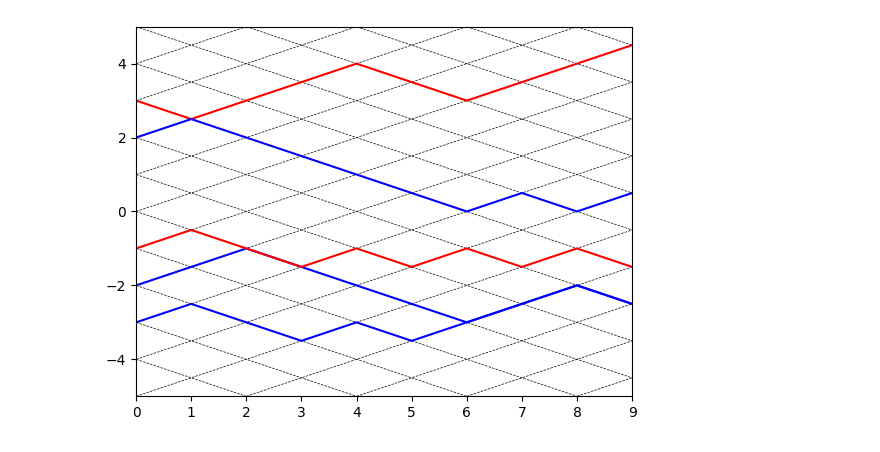
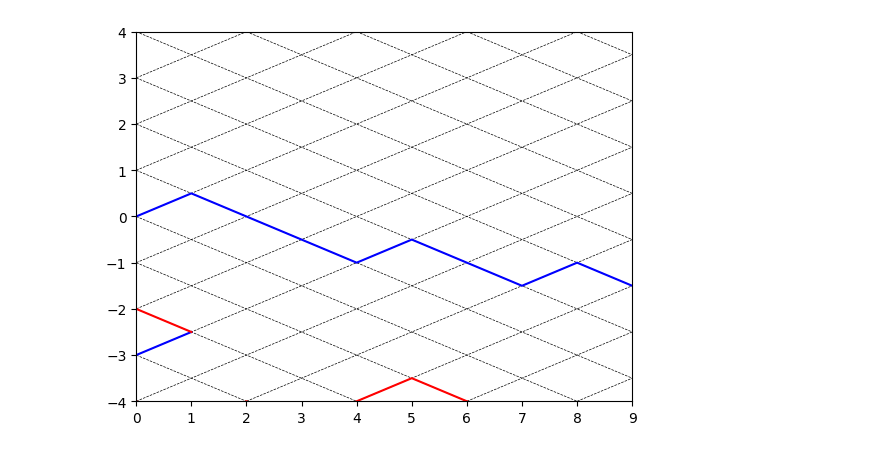
Before and after one commit to Epsylene/BrownianAnnihilation, a Jupyter notebook: brownian.ipynb, the cells around one changed output. Saved outputs shown, nothing was run; the diff lists cells and outputs as text; code cells hidden in the pictures.

Commit message:
Brownian annihilation

```diff
--- a/brownian.ipynb
+++ b/brownian.ipynb
@@ -29,38 +29,38 @@ class Brownian:
         N, n = self.N, self.n
         x, particles = self.x, self.particles
 
-        self.annihilated = annihilated = np.zeros(n)
-        self.wrapped = np.zeros((N, n))
+        self.annihilated = annihilated = np.zeros((N, n))
 
         for t in range(N-1):
-            # Bounds checking: wrap particles around [0, L]
-            # if x[t, i] > L or x[t, i] < 0:
-            #     x[t, i] %= L
-            #     self.wrapped[t, i] = 1
+            for (i, xi) in enumerate(x[t]):
+                if annihilated[t, i] == 1: continue
+                for (j, xj) in enumerate(x[t]):
+                    if annihilated[t, j] == 1: continue
+                    if particles[i] == -particles[j] and xi == xj:
+                        annihilated[t+1:, i] = 1
 
-            arr = np.random.choice([-0.5, 0.5], size=n)
-            x[t + 1] = x[t] + arr
+            x[t + 1] = x[t] + np.random.choice([-0.5, 0.5], size=n)
 
     def plot(self):
         N, n = self.N, self.n
 
         kwargs = {'color': 'k', 'ls':'--', 'lw':0.5}
-        for i in np.arange(-n, n+1):
+        for i in np.arange(-3*n, 3*n):
             plt.axline((0, i), slope=0.5, **kwargs)
-            plt.axline((2*i, -2*n-1), slope=0.5, **kwargs)
-            plt.axline((2*i, n+1), slope=-0.5, **kwargs)
-            plt.axline((2*(i - n), 0), slope=-0.5, **kwargs)
+            plt.axline((2*i, 0), slope=-0.5, **kwargs)
+
+        x = np.ma.array(self.x, mask=self.annihilated)
 
         # Plot the trajectories of all particles
         for i, p in enumerate(self.particles):
-            plt.plot(range(N), self.x[:, i], color = 'b' if p == 1 else 'r')
+            plt.plot(range(N), x[:, i], color = 'b' if p == 1 else 'r')
 
         plt.ylim([-n, n])
         plt.xlim([0, N-1])
 
         plt.show()
 # %%
-b = Brownian(5, 0.5)
+b = Brownian(4, 0.5)
 b.plot()
 # %% [output]
-[figure, old version]
+[figure, new version]
```
